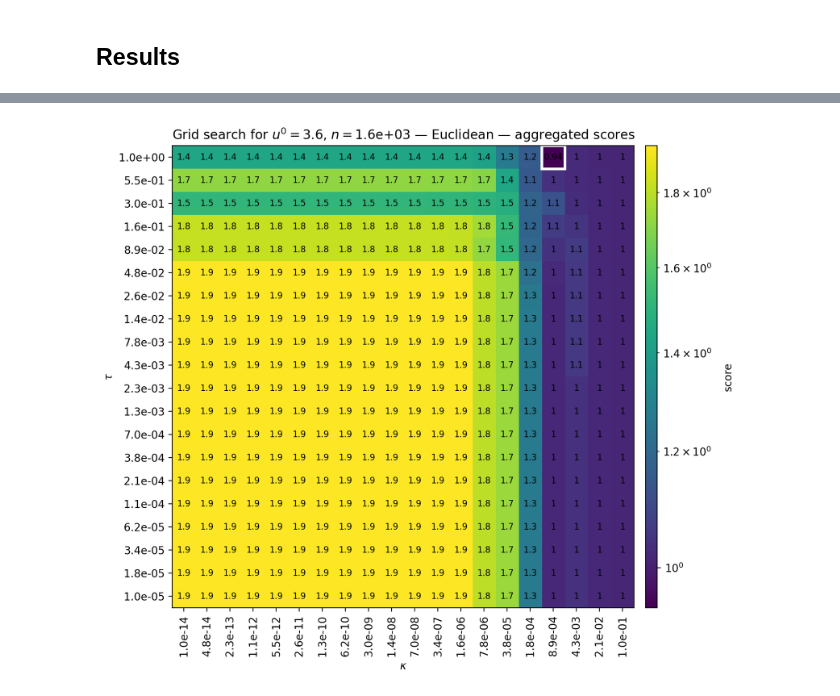
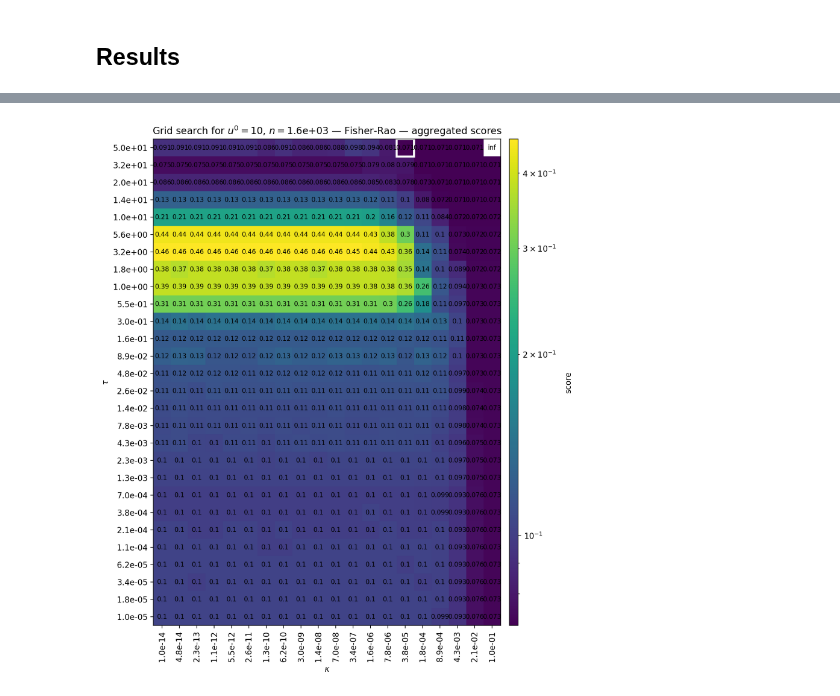
Before and after one commit to giardr/blasso_gmm_cpgd, a Jupyter notebook: cpgd_experiments.ipynb, the cells around one changed output, grey strips where cells are left out. Drawn from its saved outputs; the diff is of its cells as text; code cells hidden in the pictures.

```diff
--- a/cpgd_experiments.ipynb
+++ b/cpgd_experiments.ipynb
@@ -864,6 +864,28 @@ Each entry corresponds to a single optimization, identified by the tuple
 # 3 - then selection of the best (smallest) score over tau, kappa (several scores depending on the distance used in S)
 # final result: best (aggregated) score, best tau, best kappa wrt. u0, n_samples, and the distance used.
 
+def safe_quantile(x, q):
+    """
+    This function behaves like torch.quantile but avoids the
+    numerical issue that arises when both interpolation neighbors are infinite.
+    In this situation, this function returns inf instead of NaN for torch.quantile.
+    """
+    x_sorted, _ = torch.sort(x)
+
+    n = x_sorted.numel()
+    pos = torch.tensor(q * (n - 1))
+    lo = int(torch.floor(pos))
+    hi = int(torch.ceil(pos))
+    w = pos - lo
+
+    x_lo = x_sorted[lo]
+    x_hi = x_sorted[hi]
+
+    # safe interpolation
+    if torch.isinf(x_lo) and torch.isinf(x_hi):
+        return x_lo  # both +inf or both -inf
+    else:
+        return x_lo + (x_hi - x_lo) * w
 
 def postprocess_results(
     results,
@@ -917,7 +939,7 @@ def postprocess_results(
     for key, tab_scores in aggregated.items():
         for d, values in tab_scores.items():
             if aggregate == "median":
-                tab_scores[d] = torch.quantile(torch.tensor(values), 0.5).item()
+                tab_scores[d] = safe_quantile(torch.tensor(values), 0.5).item()
             if aggregate == "average":
                 tab_scores[d] = torch.mean(torch.tensor(values)).item()
 
@@ -983,8 +1005,12 @@ def plot_tab_values(
     gap.set_position([img_w / total_w, 0, gap_width / total_w, 1])
     cax.set_position([(img_w + gap_width) / total_w, 0, cbar_width / total_w, 1])
 
-    vmin = torch.min(tab_values)  # attention: LogNorm needs >0
-    vmax = torch.max(tab_values)
+    mask = torch.isfinite(tab_values)
+    tab_finite_values = tab_values[mask]
+
+    assert tab_finite_values.numel()>0, ("plot_tab_values: tab_values only contains infinite values")
+    vmin = torch.min(tab_finite_values) # attention: LogNorm needs >0
+    vmax = torch.max(tab_finite_values)
     assert vmin > 0, (
         "plot_tab_values: tab_values must contain only strictly positive values "
         "when using a log-scaled colormap."
@@ -997,6 +1023,7 @@ def plot_tab_values(
         cmap="viridis",
         norm=matplotlib.colors.LogNorm(vmin=vmin, vmax=vmax),
     )
+
     cbar = fig.colorbar(im, cax=cax)
     cbar.set_label(name_value, labelpad=10)
 
@@ -1336,9 +1408,6 @@ results[227000]
 # %%
-tab_u0 = torch.logspace(-3, 1, steps=10).tolist()
-tab_n_samples = torch.logspace(2, 5, steps=6).to(torch.int).tolist()
-
-u0 = tab_u0[-2]
+u0 = tab_u0[9]
 n = tab_n_samples[2]
-plot_tau_kappa_grid_from_aggregated(aggregated_results, u0, n, "Euclidean")
+plot_tau_kappa_grid_from_aggregated(aggregated_results, u0, n, "Fisher-Rao")
 # %% [output]
-[figure, old version]
+[figure, new version]
```
Also changed, not shown: parts of 9 cells of this notebook.
